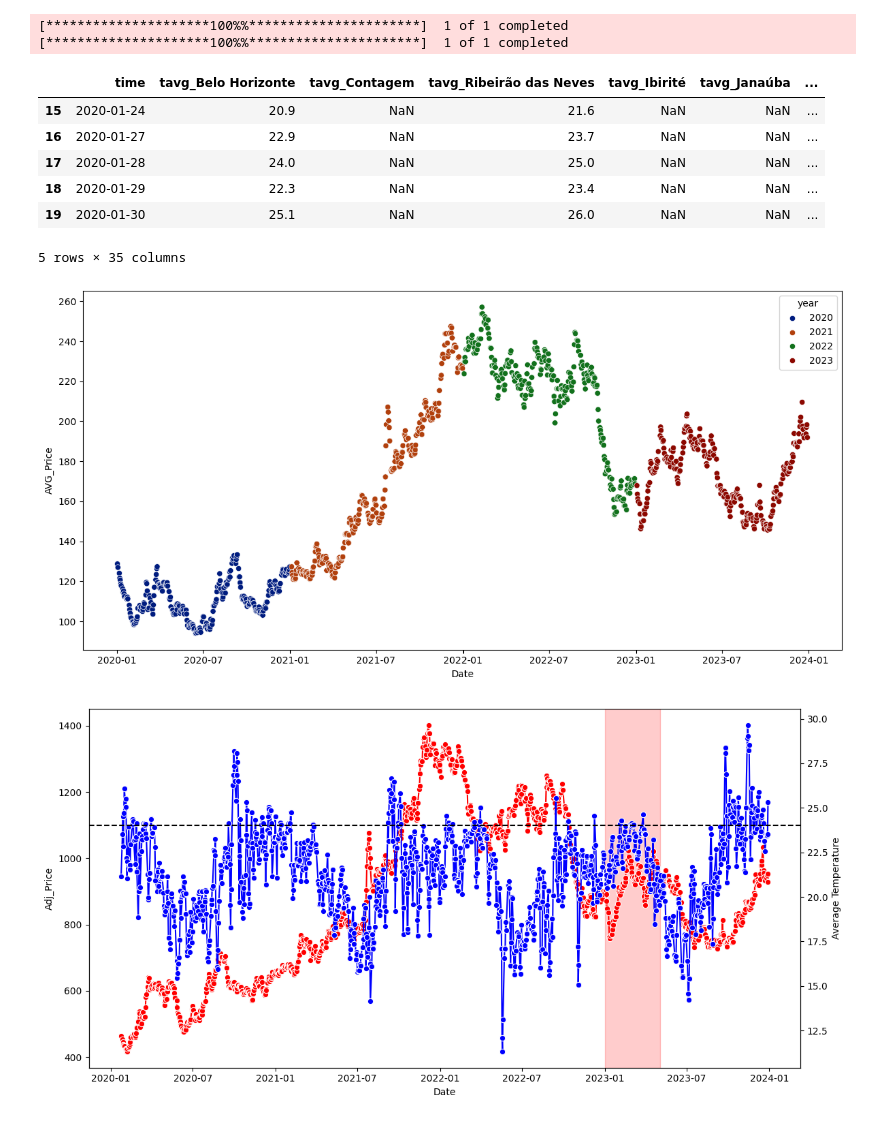
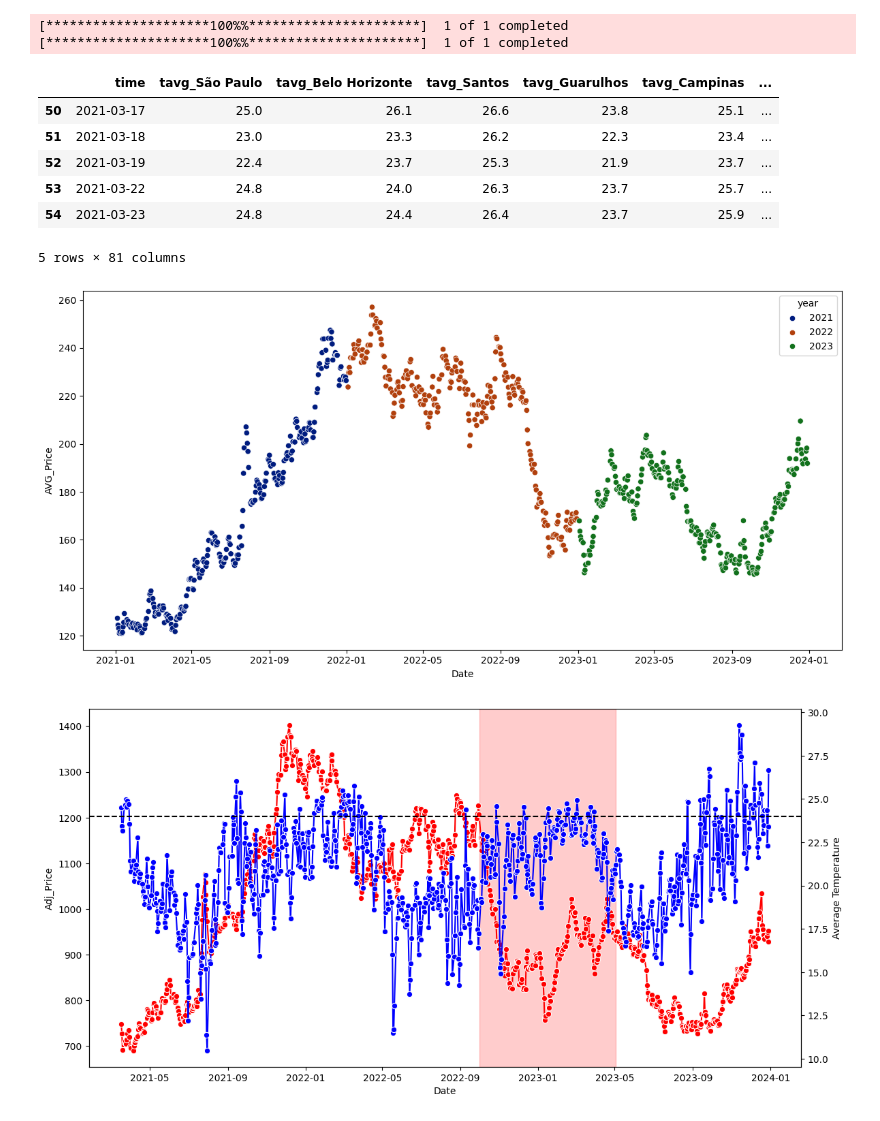
Before and after one commit to maseehfaizan/Project_code, a Jupyter notebook: Master.ipynb, the cells around one changed output. Cells and saved outputs as stored; diff of their text form; code cells hidden in the pictures.

```diff
--- a/Master.ipynb
+++ b/Master.ipynb
@@ -78,7 +78,7 @@ Rio Grande do Norte     8
 Rio Grande do Sul       7
 Name: count, dtype: int64
 # %%
-regions = ['Minas Gerais']
+regions = ['Minas Gerais','São Paulo']
 #,'Tolima','São Paulo','Hulia','Antioquia'
 #city = cities[cities['admin_name']=='Minas Gerais']
 city = cities[cities['admin_name'].isin(regions)]
@@ -95,7 +95,7 @@ city.head()
 
 I have daily weather data starting from **2019** unitl end of **2023** from the closest stations where data is available in these regions/citites.
 # %%
-start = datetime(2020, 1, 1)
+start = datetime(2021, 1, 1)
 end = datetime(2024, 1, 1)
 #empty dataframe
 wdata = pd.DataFrame()
@@ -320,7 +312,7 @@ main['Adj_Price'] = main['exchange'] * main['AVG_Price']
 main['return'] = main['AVG_Price'].pct_change()*100
 main['cum_return'] = main['return'].cumsum()
 
-main['lagged_price'] = main['Adj_Price'].shift(35)
+main['lagged_price'] = main['Adj_Price'].shift(50)
 main = main.dropna(subset='lagged_price')
 
 
@@ -332,13 +324,13 @@ main['Extereme'] = ext['Average Temperature']
 # %%
 main.head()
 # %% [output]
-|  | time | tavg_Belo Horizonte | tavg_Contagem | tavg_Ribeirão das Neves | tavg_Ibirité | tavg_Janaúba | ... |
-| 15 | 2020-01-24 | 20.9 | NaN | 21.6 | NaN | NaN | ... |
-| 16 | 2020-01-27 | 22.9 | NaN | 23.7 | NaN | NaN | ... |
-| 17 | 2020-01-28 | 24.0 | NaN | 25.0 | NaN | NaN | ... |
-| 18 | 2020-01-29 | 22.3 | NaN | 23.4 | NaN | NaN | ... |
-| 19 | 2020-01-30 | 25.1 | NaN | 26.0 | NaN | NaN | ... |
+|  | time | tavg_São Paulo | tavg_Belo Horizonte | tavg_Santos | tavg_Guarulhos | tavg_Campinas | ... |
+| 50 | 2021-03-17 | 25.0 | 26.1 | 26.6 | 23.8 | 25.1 | ... |
+| 51 | 2021-03-18 | 23.0 | 23.3 | 26.2 | 22.3 | 23.4 | ... |
+| 52 | 2021-03-19 | 22.4 | 23.7 | 25.3 | 21.9 | 23.7 | ... |
+| 53 | 2021-03-22 | 24.8 | 24.0 | 26.3 | 23.7 | 25.7 | ... |
+| 54 | 2021-03-23 | 24.8 | 24.4 | 26.4 | 23.7 | 25.9 | ... |
-5 rows × 35 columns
+5 rows × 81 columns
 # %%
 # This condition selects rows where the month is not March or April
 filtered_df = main[(main['time'].dt.month != 6) & (main['time'].dt.month != 7)& (main['time'].dt.month != 8)]
@@ -354,25 +346,25 @@ sns.scatterplot(data=price, x='Date', y='AVG_Price',hue='year', ax=axs,palette='
 plt.tight_layout()
 plt.show()
 # %% [output]
-[figure, old version]
+[figure, new version]
 # %%
 #main.set_index('Date', inplace=True)
 fig, axs = plt.subplots(figsize=(12, 6))
 
 
 sns.lineplot(data=main, x='Date', y='Adj_Price', ax=axs,color='red',marker='o')
 axs2 = axs.twinx()
 sns.lineplot(data=main, x='time', y='Average Temperature', ax=axs2, color='blue',marker='o')
 
-axs.axvspan(pd.Timestamp('2023-01-01'), pd.Timestamp('2023-05-03'), color='red', alpha=0.2)
+axs.axvspan(pd.Timestamp('2022-10-01'), pd.Timestamp('2023-05-03'), color='red', alpha=0.2)
 
 axs2.axhline(y=24,color='black',linestyle='--')
 
 # Adjust layout
 plt.tight_layout()
 plt.show()
 # %% [output]
-[figure, old version]
+[figure, new version]
 # %%
 fig, axs = plt.subplots(figsize=(12, 6))
 
```
Also changed, not shown: parts of 19 cells of this notebook, 1 other file.
